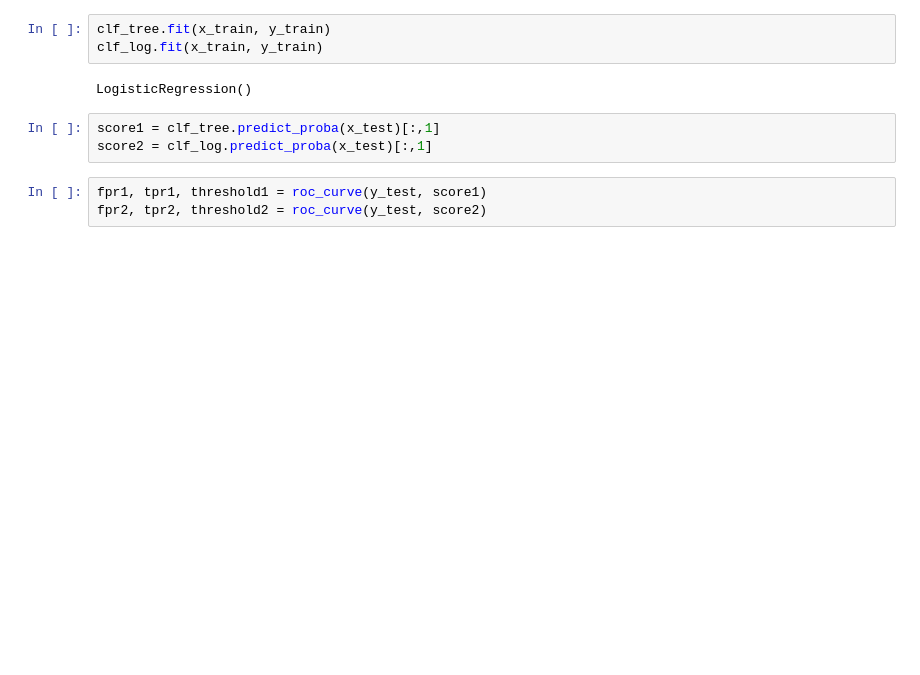
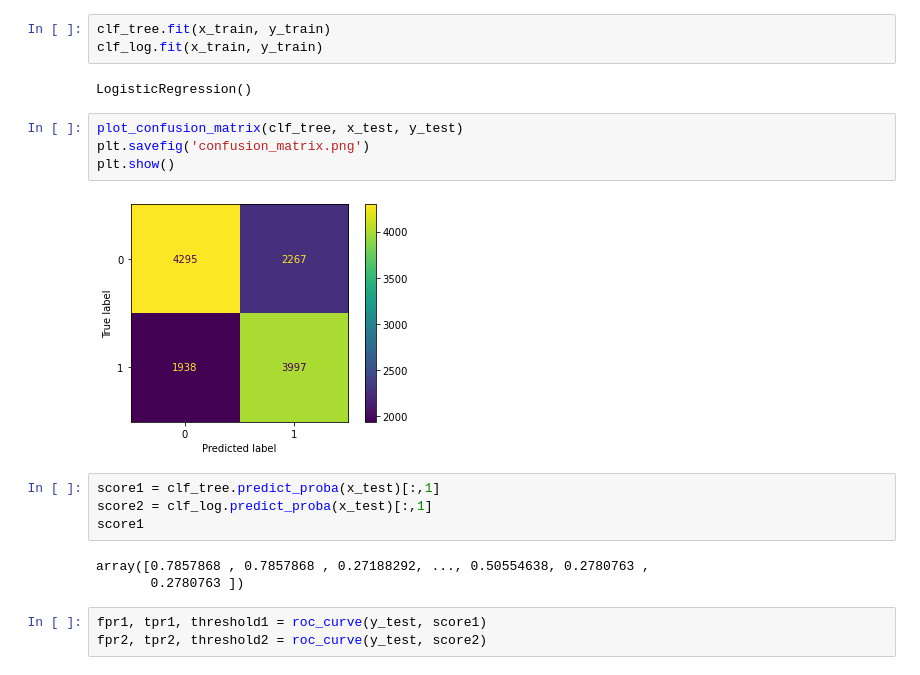
Before and after one commit to Islompulatov/deep_learning_recap, a Jupyter notebook: 04. DataLoader/risk_model.ipynb, the cells around one changed output. Saved outputs shown, nothing was run; the diff lists cells and outputs as text; blank space fills up the shorter version.

```diff
--- a/04. DataLoader/risk_model.ipynb
+++ b/04. DataLoader/risk_model.ipynb
@@ -166,9 +166,19 @@ clf_tree.fit(x_train, y_train)
 clf_log.fit(x_train, y_train)
 # %% [output]
 LogisticRegression()
+# %%
+plot_confusion_matrix(clf_tree, x_test, y_test)
+plt.savefig('confusion_matrix.png')
+plt.show()
+# %% [output]
+[figure, added]
 # %%
 score1 = clf_tree.predict_proba(x_test)[:,1]
 score2 = clf_log.predict_proba(x_test)[:,1]
+score1
+# %% [output]
+array([0.7857868 , 0.7857868 , 0.27188292, ..., 0.50554638, 0.2780763 ,
+       0.2780763 ])
 # %%
 fpr1, tpr1, threshold1 = roc_curve(y_test, score1)
 fpr2, tpr2, threshold2 = roc_curve(y_test, score2)
```
Also changed, not shown: parts of 1 cell of this notebook, 5 other files.
